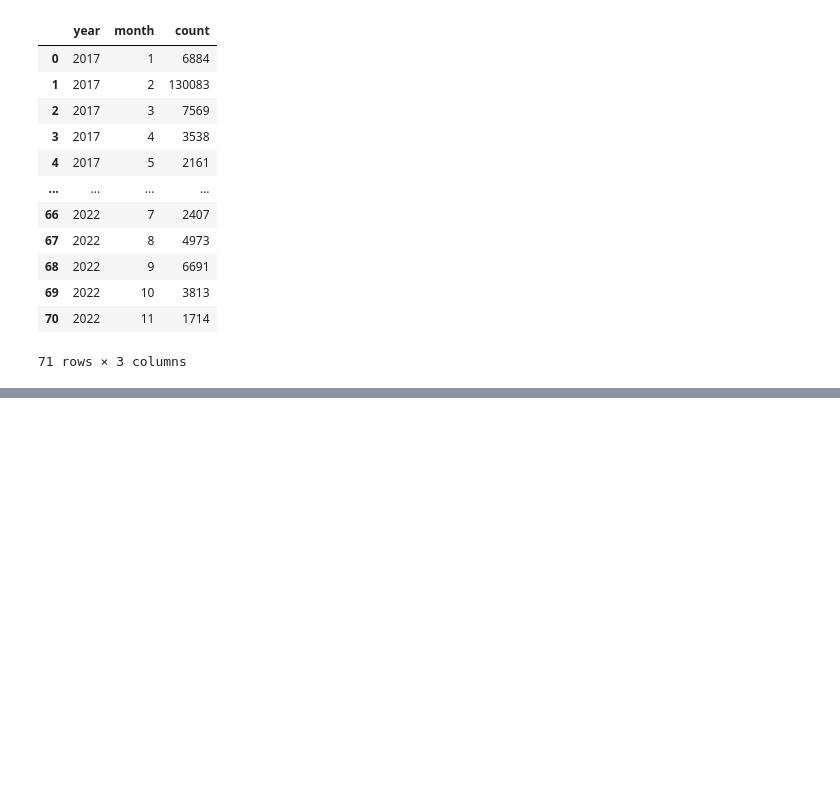
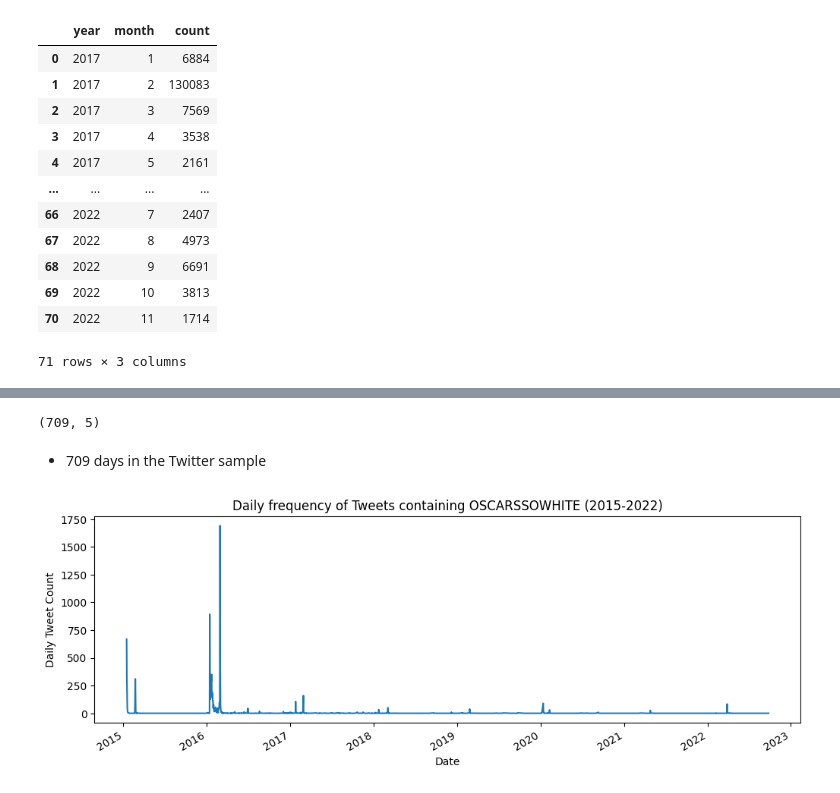
Before and after one commit to nmaharaj28/comm3180_S26_Data_Project, a Jupyter notebook: data_analysis/example_twitter_sample_data.ipynb, the cells around one changed output, grey strips where cells are left out. Saved outputs shown, nothing was run; the diff lists cells and outputs as text; code cells hidden in the pictures; blank space fills up the shorter version.

Commit message:
added oscarssowhite twitter timeline data

```diff
--- a/data_analysis/example_twitter_sample_data.ipynb
+++ b/data_analysis/example_twitter_sample_data.ipynb
@@ -132,0 +140,17 @@ oscars_df.groupby(['year','month'])['count'].sum().reset_index()
+# %%
+oscarssowhite = pd.read_csv('../data/twitter/oscarssowhite_2015-2022.csv')
+oscarssowhite.shape
+# %% [output]
+(709, 5)
+# %% [markdown]
+* 709 days in the Twitter sample
+# %%
+oscarssowhite['date_dt']=pd.to_datetime(oscarssowhite['date'], format='%m/%d/%Y')
+# %%
+oscarssowhite.set_index('date_dt')['count'].plot(figsize=(12,4))
+plt.xlabel('Date')
+plt.ylabel('Daily Tweet Count')
+plt.title('Daily frequency of Tweets containing OSCARSSOWHITE (2015-2022)')
+plt.show()
+# %% [output]
+[figure, added]
```
Also changed, not shown: parts of 1 cell of this notebook, 1 other file.
